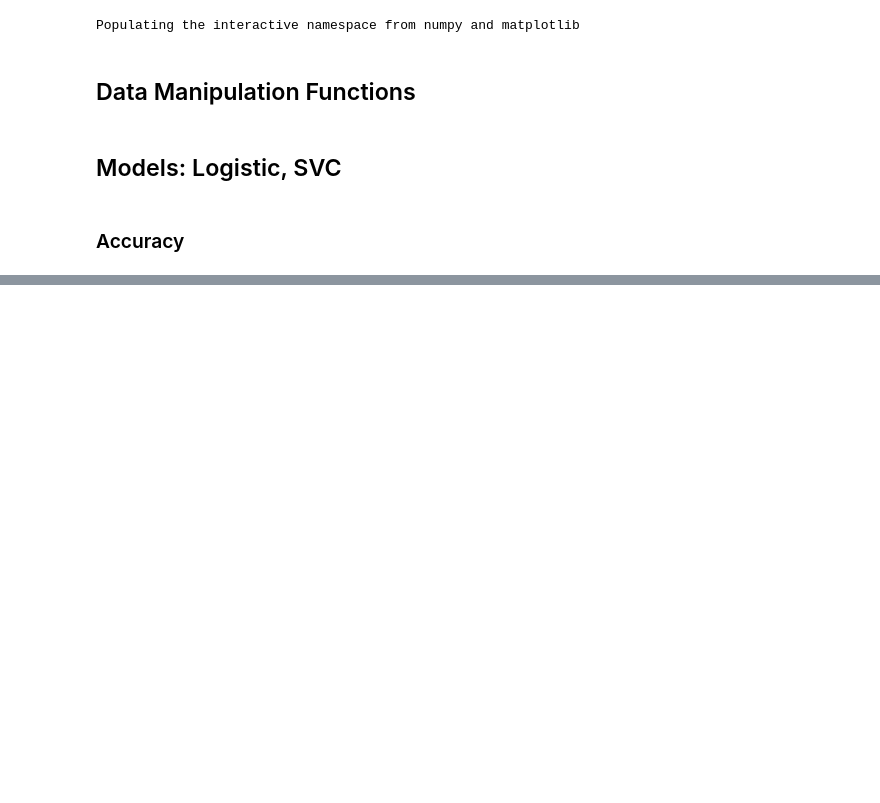
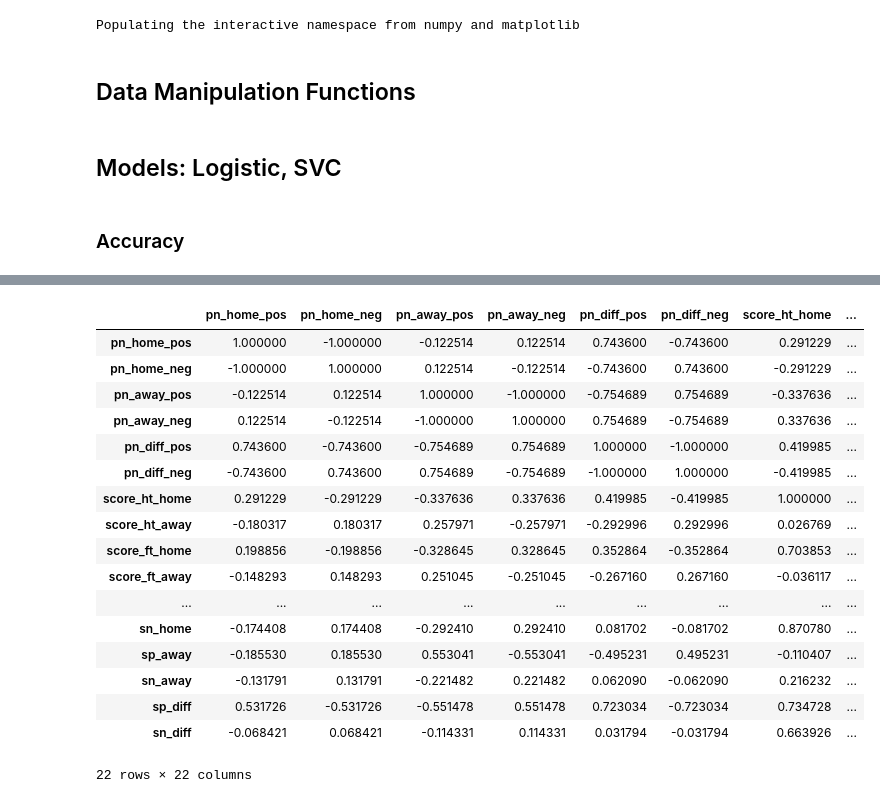
Before and after one commit to byam/predictEPL, a Jupyter notebook: Computation/[Accuracy] Hash Emolex.ipynb, the cells around one changed output, grey strips where cells are left out. Saved outputs shown, nothing was run; the diff lists cells and outputs as text; code cells hidden in the pictures; blank space fills up the shorter version.

```diff
--- a/Computation/[Accuracy] Hash Emolex.ipynb
+++ b/Computation/[Accuracy] Hash Emolex.ipynb
@@ -304,0 +543,22 @@ ModelScoresWLD(dfWLD, team_name=True, hash_emolex=True, score_ht=True, be_4game_
+# %%
+# The correlation matrix
+df.corr()
+# %% [output]
+|  | pn_home_pos | pn_home_neg | pn_away_pos | pn_away_neg | pn_diff_pos | pn_diff_neg | score_ht_home | ... |
+| pn_home_pos | 1.000000 | -1.000000 | -0.122514 | 0.122514 | 0.743600 | -0.743600 | 0.291229 | ... |
+| pn_home_neg | -1.000000 | 1.000000 | 0.122514 | -0.122514 | -0.743600 | 0.743600 | -0.291229 | ... |
+| pn_away_pos | -0.122514 | 0.122514 | 1.000000 | -1.000000 | -0.754689 | 0.754689 | -0.337636 | ... |
+| pn_away_neg | 0.122514 | -0.122514 | -1.000000 | 1.000000 | 0.754689 | -0.754689 | 0.337636 | ... |
+| pn_diff_pos | 0.743600 | -0.743600 | -0.754689 | 0.754689 | 1.000000 | -1.000000 | 0.419985 | ... |
+| pn_diff_neg | -0.743600 | 0.743600 | 0.754689 | -0.754689 | -1.000000 | 1.000000 | -0.419985 | ... |
+| score_ht_home | 0.291229 | -0.291229 | -0.337636 | 0.337636 | 0.419985 | -0.419985 | 1.000000 | ... |
+| score_ht_away | -0.180317 | 0.180317 | 0.257971 | -0.257971 | -0.292996 | 0.292996 | 0.026769 | ... |
+| score_ft_home | 0.198856 | -0.198856 | -0.328645 | 0.328645 | 0.352864 | -0.352864 | 0.703853 | ... |
+| score_ft_away | -0.148293 | 0.148293 | 0.251045 | -0.251045 | -0.267160 | 0.267160 | -0.036117 | ... |
+| ... | ... | ... | ... | ... | ... | ... | ... | ... |
+| sn_home | -0.174408 | 0.174408 | -0.292410 | 0.292410 | 0.081702 | -0.081702 | 0.870780 | ... |
+| sp_away | -0.185530 | 0.185530 | 0.553041 | -0.553041 | -0.495231 | 0.495231 | -0.110407 | ... |
+| sn_away | -0.131791 | 0.131791 | -0.221482 | 0.221482 | 0.062090 | -0.062090 | 0.216232 | ... |
+| sp_diff | 0.531726 | -0.531726 | -0.551478 | 0.551478 | 0.723034 | -0.723034 | 0.734728 | ... |
+| sn_diff | -0.068421 | 0.068421 | -0.114331 | 0.114331 | 0.031794 | -0.031794 | 0.663926 | ... |
+22 rows × 22 columns
```
Also changed, not shown: parts of 21 cells of this notebook, 2 other files.
